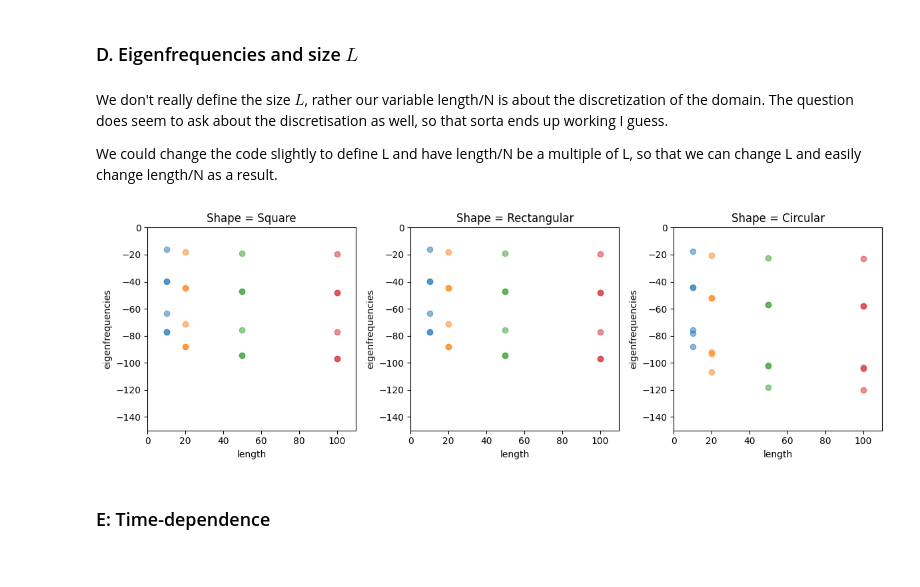
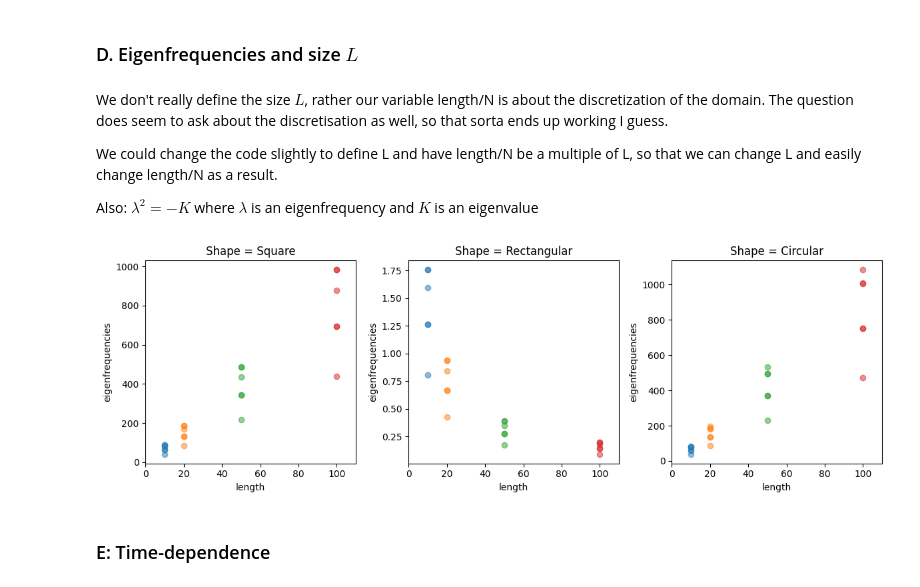
Before and after one commit to fredmloth/ScientificComputingGroup8_A3, a Jupyter notebook: eigenmodes.ipynb, the cells around one changed output. Saved outputs shown, nothing was run; the diff lists cells and outputs as text; code cells hidden in the pictures.

Commit message:
fixed eigenvalue and eigenfrequency mistake

```diff
--- a/eigenmodes.ipynb
+++ b/eigenmodes.ipynb
@@ -142,18 +179,20 @@ print(f"Time for sparse circular matrix: {elapsed_time}")
 We don't really define the size $L$, rather our variable length/N is about the discretization of the domain. The question does seem to ask about the discretisation as well, so that sorta ends up working I guess.
 
 We could change the code slightly to define L and have length/N be a multiple of L, so that we can change L and easily change length/N as a result.
+
+Also: $\lambda^2 = -K$ where $\lambda$ is an eigenfrequency and $K$ is an eigenvalue
 # %%
 modes = 6
 lengths = [10, 20, 50, 100]
 LL_eigenfreqs = []
 
 LL_eigenfreqs.append(dm.eigenfreqs_lengths_square(lengths))
-LL_eigenfreqs.append(dm.eigenfreqs_lengths_rectangle(lengths))
+LL_eigenfreqs.append(dm.eigenfreqs_lengths_rectangular(lengths))
 LL_eigenfreqs.append(dm.eigenfreqs_lengths_circular([x-1 for x in lengths]))
 
 dm.visualise_eigenfreqs_lengths(lengths, LL_eigenfreqs)
 # %% [output]
-[figure, old version]
+[figure, new version]
 # %% [markdown]
 ### E: Time-dependence
 # %% [markdown]
```
Also changed, not shown: parts of 11 cells of this notebook, 1 other file.
